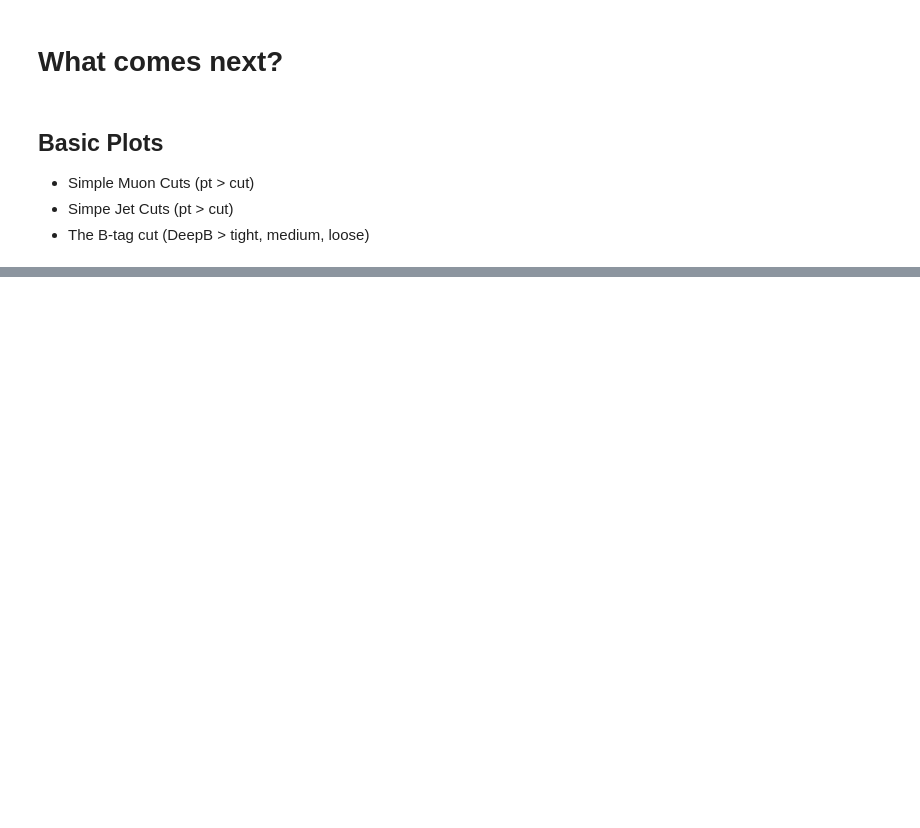
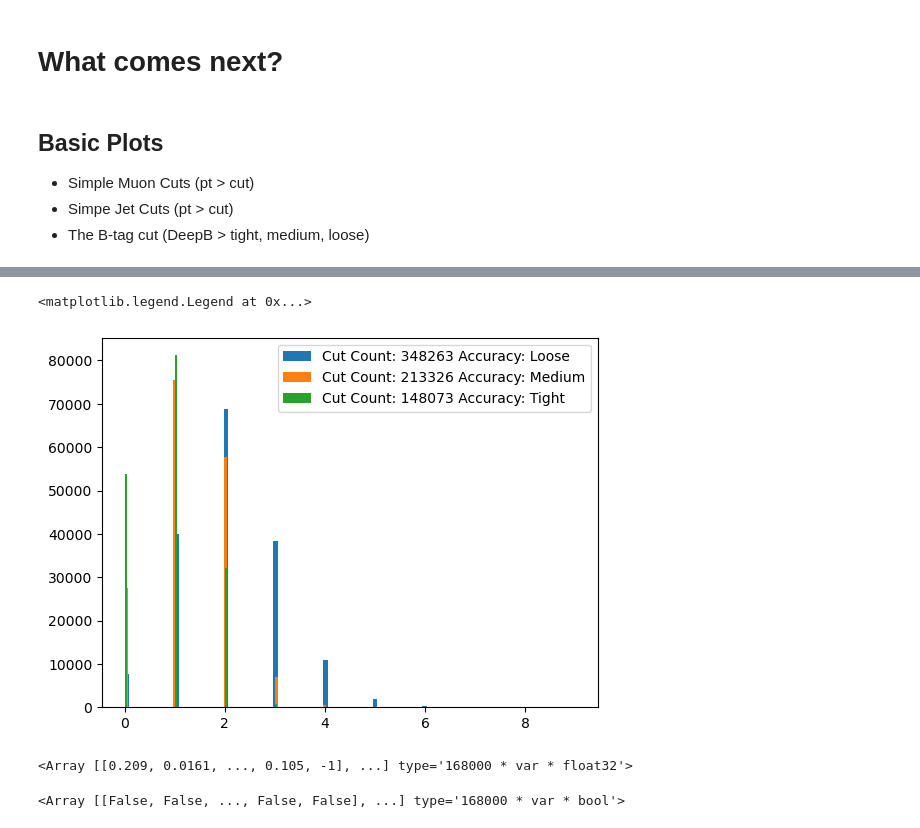
Before and after one commit to mattbellis/CMS-top-BNV2, a Jupyter notebook: analysis_template_Samyak.ipynb, the cells around one changed output, grey strips where cells are left out. Saved outputs shown, nothing was run; the diff lists cells and outputs as text; code cells hidden in the pictures; blank space fills up the shorter version.

```diff
--- a/analysis_template_Samyak.ipynb
+++ b/analysis_template_Samyak.ipynb
@@ -318,7 +405,17 @@ plt.tight_layout()
 # %%
 #Mixing b_tag and jet_cuts
 jet_cut = jet_pt > cut
 jet_pt_cut = jet_pt[jet_cut]
-jet_pt_btag_cut = jet_pt[give_btag_cuts("DeepB","loose")[jet_cut]]
-njet_pt_btag_cut = ak.num(jet_pt_btag_cut);
-plt.hist(njet_pt_btag_cut, bins = 100);
+jet_pt_btag_cut1 = jet_pt[give_btag_cuts("DeepB","loose")[jet_cut]]
+jet_pt_btag_cut2 = jet_pt[give_btag_cuts("DeepB","medium")[jet_cut]]
+jet_pt_btag_cut3 = jet_pt[give_btag_cuts("DeepB","tight")[jet_cut]]
+njet_pt_btag_cut1 = ak.num(jet_pt_btag_cut1);
+njet_pt_btag_cut2 = ak.num(jet_pt_btag_cut2);
+njet_pt_btag_cut3 = ak.num(jet_pt_btag_cut3);
+plt.hist(njet_pt_btag_cut1, bins = 100, label = f"Cut Count: {ak.sum(njet_pt_btag_cut1)} Accuracy: Loose");
+plt.hist(njet_pt_btag_cut2, bins = 100, label = f"Cut Count: {ak.sum(njet_pt_btag_cut2)} Accuracy: Medium");
+plt.hist(njet_pt_btag_cut3, bins = 100, label = f"Cut Count: {ak.sum(njet_pt_btag_cut3)} Accuracy: Tight");
+plt.legend()
+# %% [output]
+<matplotlib.legend.Legend at 0x...>
+[figure, added]
@@ -327 +422,6 @@ print("Change in order to clear all the binary files")
+# %%
+jet_DeepB = events["Jet_btagDeepB"].array()
+jet_DeepB
+# %% [output]
+<Array [[0.209, 0.0161, ..., 0.105, -1], ...] type='168000 * var * float32'>
 # %%
@@ -328,0 +461,4 @@ print("Hello son")
+# %%
+jets.DeepB > 0.8767
+# %% [output]
+<Array [[False, False, ..., False, False], ...] type='168000 * var * bool'>
```
Also changed, not shown: parts of 14 cells of this notebook.
